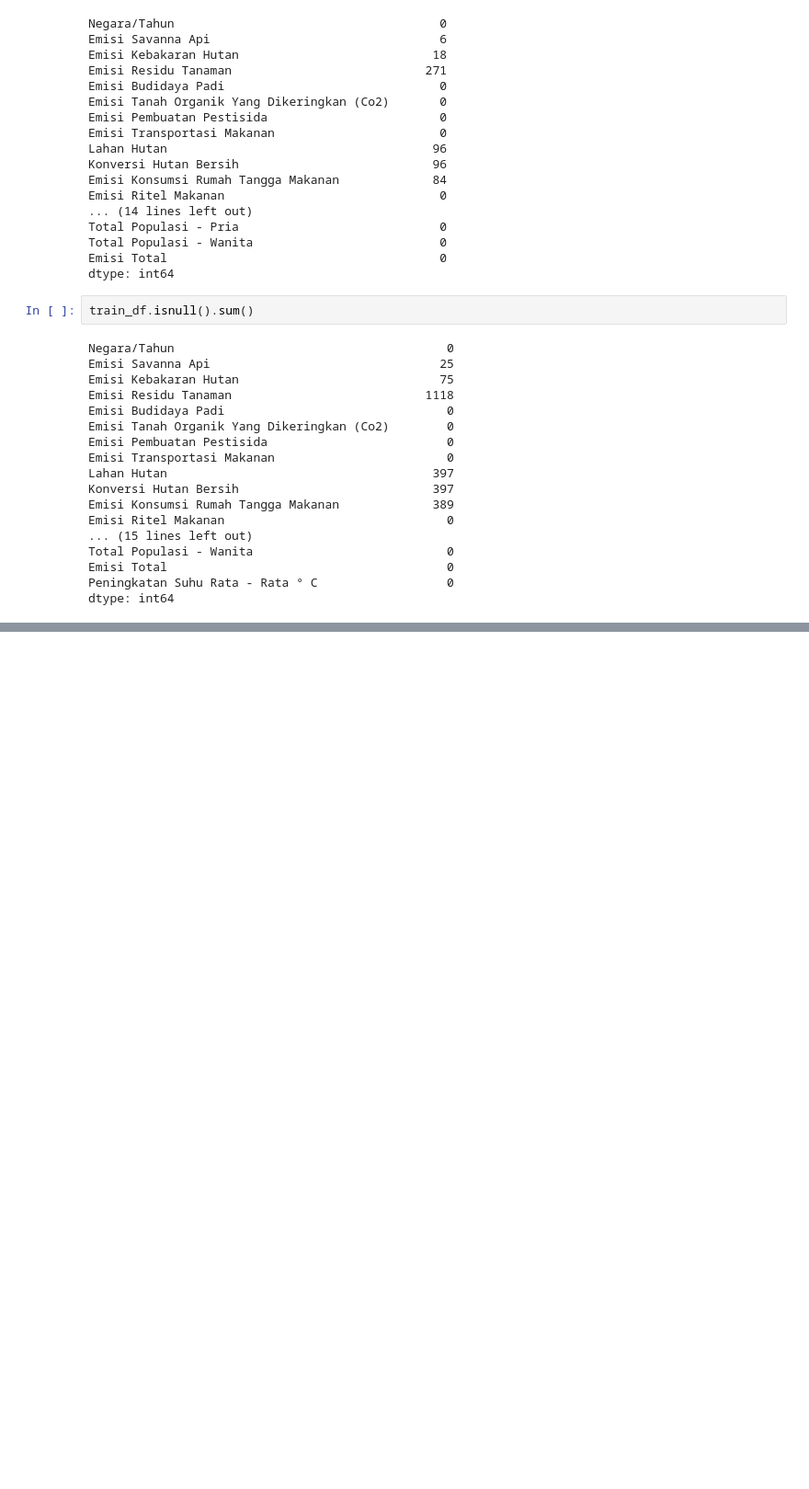
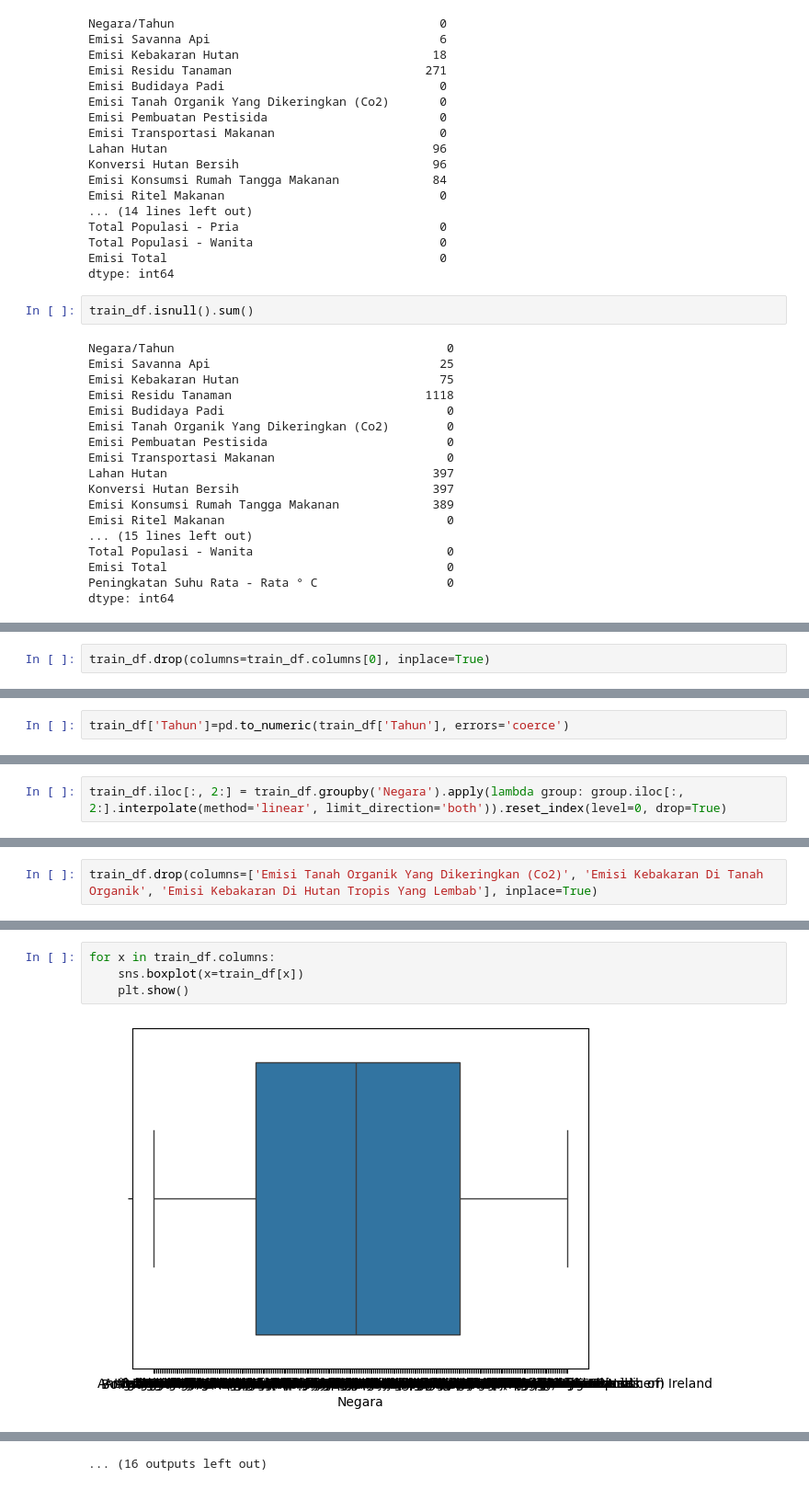
Before and after one commit to Wynnzzz/co2-model-predictive, a Jupyter notebook: submission.ipynb, the cells around one changed output, grey strips where cells are left out. Shown: that part at 92% size. Cells and saved outputs as stored; diff of their text form; blank space fills up the shorter version.

```diff
--- a/submission.ipynb
+++ b/submission.ipynb
@@ -122,0 +152,2 @@ dtype: int64
+# %%
+train_df.drop(columns=train_df.columns[0], inplace=True)
@@ -122,0 +196,2 @@ dtype: int64
+# %%
+train_df['Tahun']=pd.to_numeric(train_df['Tahun'], errors='coerce')
@@ -122,0 +240,2 @@ dtype: int64
+# %%
+train_df.iloc[:, 2:] = train_df.groupby('Negara').apply(lambda group: group.iloc[:, 2:].interpolate(method='linear', limit_direction='both')).reset_index(level=0, drop=True)
@@ -122,0 +387,2 @@ dtype: int64
+# %%
+train_df.drop(columns=['Emisi Tanah Organik Yang Dikeringkan (Co2)', 'Emisi Kebakaran Di Tanah Organik', 'Emisi Kebakaran Di Hutan Tropis Yang Lembab'], inplace=True)
@@ -122,0 +455,6 @@ dtype: int64
+# %%
+for x in train_df.columns:
+    sns.boxplot(x=train_df[x])
+    plt.show()
+# %% [output]
+[figure, added]
@@ -122,0 +472 @@ dtype: int64
+... (16 outputs left out)
```
Also changed, not shown: parts of 39 cells of this notebook.
